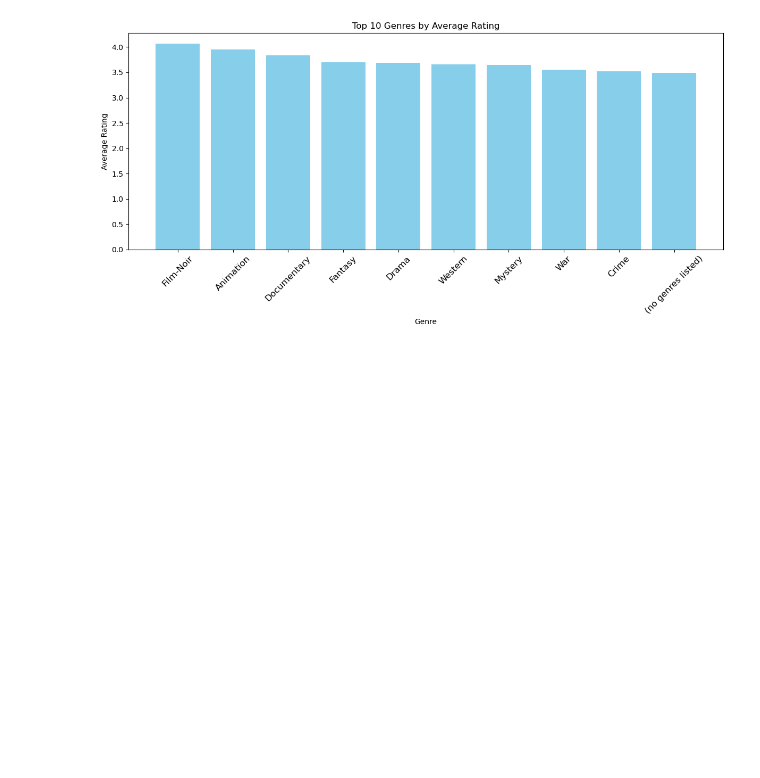
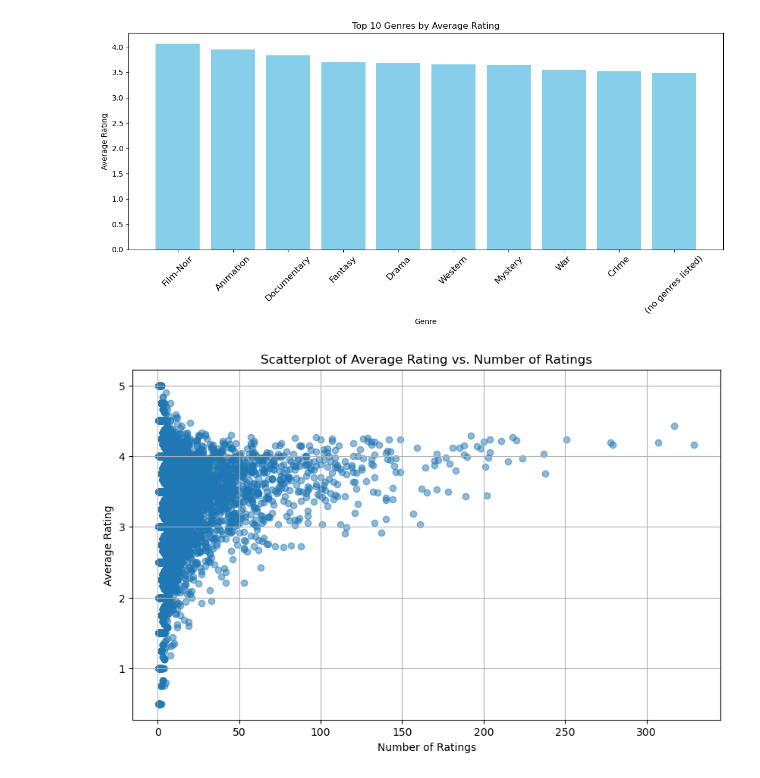
Before and after one commit to laneycs/movie_recommendations, a Jupyter notebook: data/movie_recommendation_system.ipynb, the cells around one changed output. Saved outputs shown, nothing was run; the diff lists cells and outputs as text; code cells hidden in the pictures; blank space fills up the shorter version.

Commit message:
Scatterplot chart added

```diff
--- a/data/movie_recommendation_system.ipynb
+++ b/data/movie_recommendation_system.ipynb
@@ -248,3 +248,22 @@ plt.tight_layout()
 plt.show()
 # %% [output]
 [figure]
+# %%
+import matplotlib.pyplot as plt
+
+# Group movies by movieId and calculate the average rating and the number of ratings for each movie
+movie_stats = movie_ratings.groupby('movieId').agg({'rating': ['mean', 'count']})
+
+# Reset column names for better accessibility
+movie_stats.columns = ['avg_rating', 'num_ratings']
+
+# Create a scatterplot
+plt.figure(figsize=(10, 6))
+plt.scatter(movie_stats['num_ratings'], movie_stats['avg_rating'], alpha=0.5)
+plt.title('Scatterplot of Average Rating vs. Number of Ratings')
+plt.xlabel('Number of Ratings')
+plt.ylabel('Average Rating')
+plt.grid(True)
+plt.show()
+# %% [output]
+[figure, added]
```
